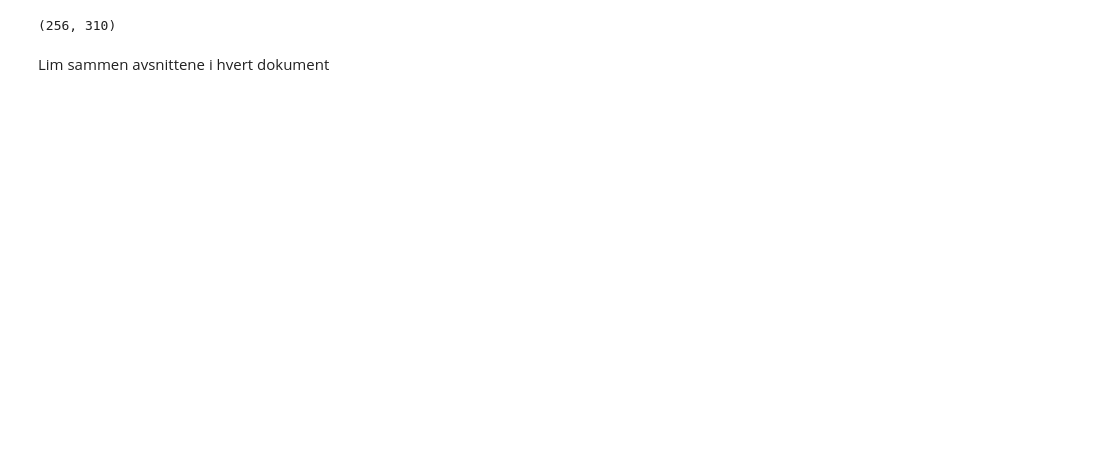
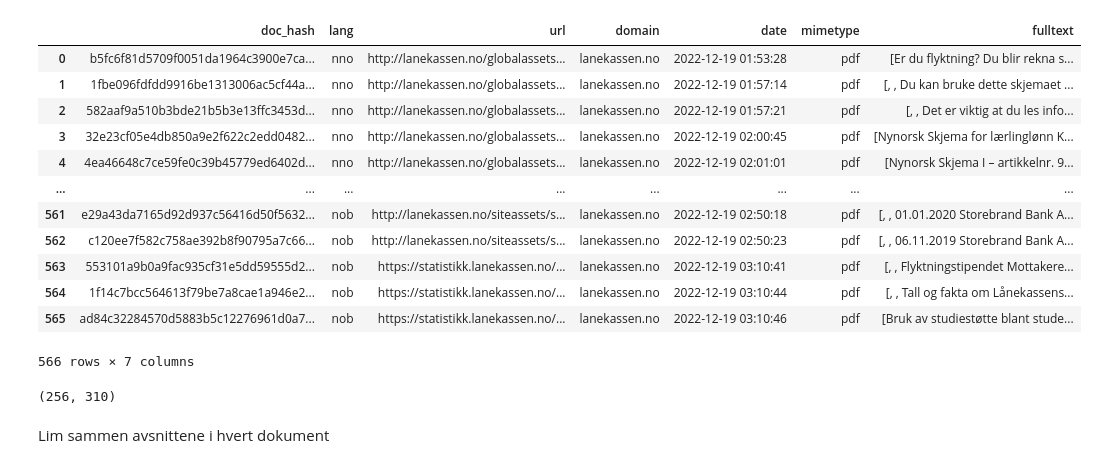
Before and after one commit to Sprakbanken/alignment_eksperimenter, a Jupyter notebook: eksperimenter_2021_data/align_med_labse.ipynb, the cells around one changed output. Saved outputs shown, nothing was run; the diff lists cells and outputs as text; code cells hidden in the pictures; blank space fills up the shorter version.

Commit message:
Lagre lånekassendata som json og legg til url i fasit

```diff
--- a/eksperimenter_2021_data/align_med_labse.ipynb
+++ b/eksperimenter_2021_data/align_med_labse.ipynb
@@ -35 +3,20 @@ df
+# %%
+import pandas as pd
+
+df = pd.read_json("lånekassen_data.json")
+df
+# %% [output]
+|  | doc_hash | lang | url | domain | date | mimetype | fulltext |
+| 0 | b5fc6f81d5709f0051da1964c3900e7ca... | nno | http://lanekassen.no/globalassets... | lanekassen.no | 2022-12-19 01:53:28 | pdf | [Er du flyktning? Du blir rekna s... |
+| 1 | 1fbe096fdfdd9916be1313006ac5cf44a... | nno | http://lanekassen.no/globalassets... | lanekassen.no | 2022-12-19 01:57:14 | pdf | [, , Du kan bruke dette skjemaet ... |
+| 2 | 582aaf9a510b3bde21b5b3e13ffc3453d... | nno | http://lanekassen.no/globalassets... | lanekassen.no | 2022-12-19 01:57:21 | pdf | [, , Det er viktig at du les info... |
+| 3 | 32e23cf05e4db850a9e2f622c2edd0482... | nno | http://lanekassen.no/globalassets... | lanekassen.no | 2022-12-19 02:00:45 | pdf | [Nynorsk Skjema for lærlinglønn K... |
+| 4 | 4ea46648c7ce59fe0c39b45779ed6402d... | nno | http://lanekassen.no/globalassets... | lanekassen.no | 2022-12-19 02:01:01 | pdf | [Nynorsk Skjema I – artikkelnr. 9... |
+| ... | ... | ... | ... | ... | ... | ... | ... |
+| 561 | e29a43da7165d92d937c56416d50f5632... | nob | http://lanekassen.no/siteassets/s... | lanekassen.no | 2022-12-19 02:50:18 | pdf | [, , 01.01.2020 Storebrand Bank A... |
+| 562 | c120ee7f582c758ae392b8f90795a7c66... | nob | http://lanekassen.no/siteassets/s... | lanekassen.no | 2022-12-19 02:50:23 | pdf | [, , 06.11.2019 Storebrand Bank A... |
+| 563 | 553101a9b0a9fac935cf31e5dd59555d2... | nob | https://statistikk.lanekassen.no/... | lanekassen.no | 2022-12-19 03:10:41 | pdf | [, , Flyktningstipendet Mottakere... |
+| 564 | 1f14c7bcc564613f79be7a8cae1a946e2... | nob | https://statistikk.lanekassen.no/... | lanekassen.no | 2022-12-19 03:10:44 | pdf | [, , Tall og fakta om Lånekassens... |
+| 565 | ad84c32284570d5883b5c12276961d0a7... | nob | https://statistikk.lanekassen.no/... | lanekassen.no | 2022-12-19 03:10:46 | pdf | [Bruk av studiestøtte blant stude... |
+566 rows × 7 columns
 # %%
```
Also changed, not shown: parts of 5 cells of this notebook, 5 other files.
